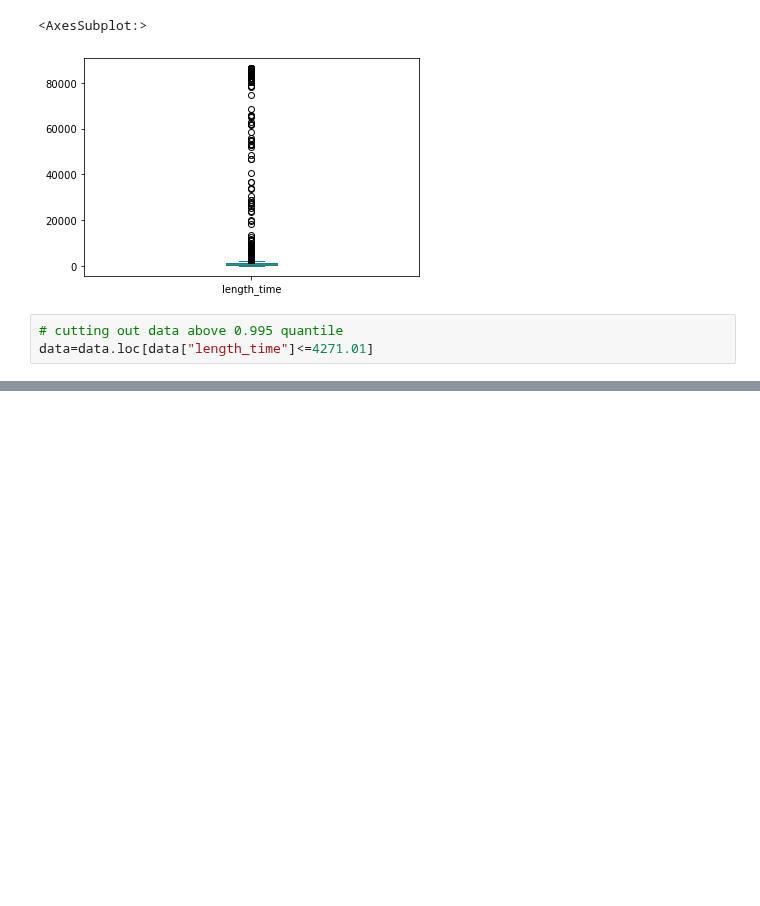
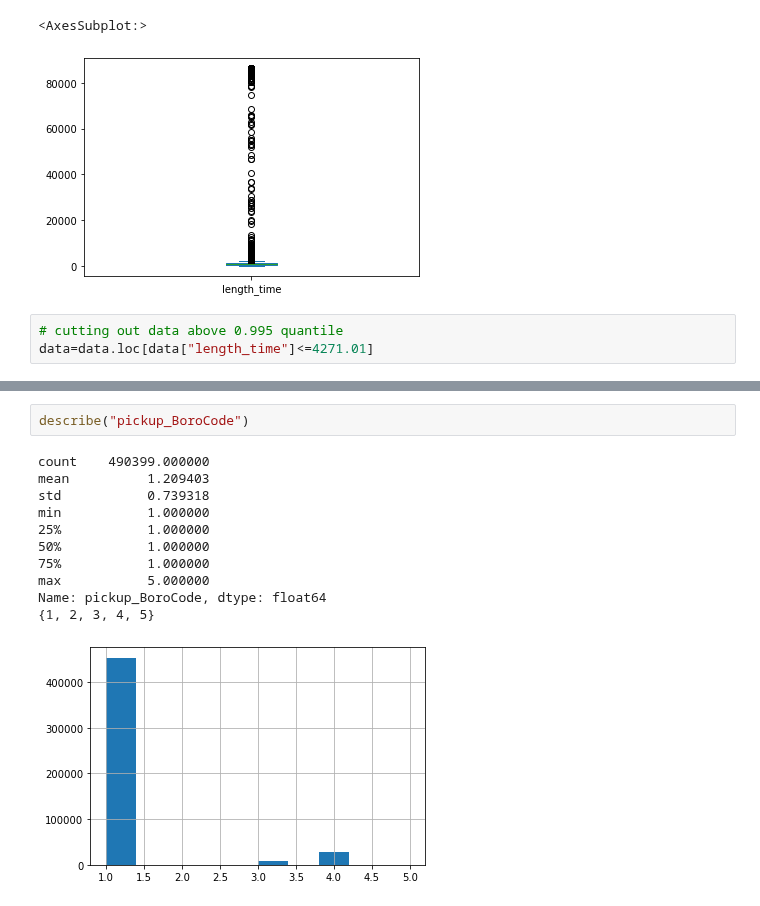
Before and after one commit to MichalKrzyzanski2002/Foundations-Data-Science-Project, a Jupyter notebook: Celaning.ipynb, the cells around one changed output, grey strips where cells are left out. Saved outputs shown, nothing was run; the diff lists cells and outputs as text; blank space fills up the shorter version.

```diff
--- a/Celaning.ipynb
+++ b/Celaning.ipynb
@@ -174,0 +202,14 @@ data["length_time"].plot.box() # now it looks much better
+# %%
+describe("pickup_BoroCode")
+# %% [output]
+count    490399.000000
+mean          1.209403
+std           0.739318
+min           1.000000
+25%           1.000000
+50%           1.000000
+75%           1.000000
+max           5.000000
+Name: pickup_BoroCode, dtype: float64
+{1, 2, 3, 4, 5}
+[figure, added]
```
Also changed, not shown: parts of 9 cells of this notebook.
